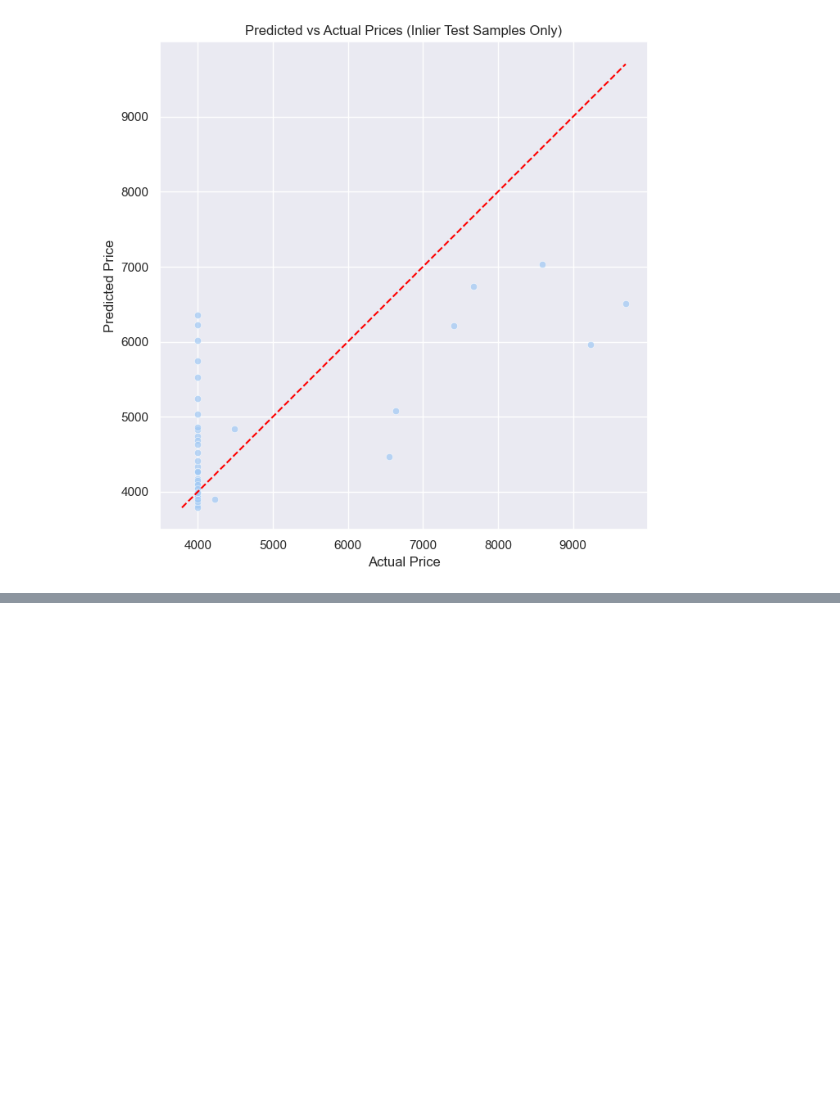
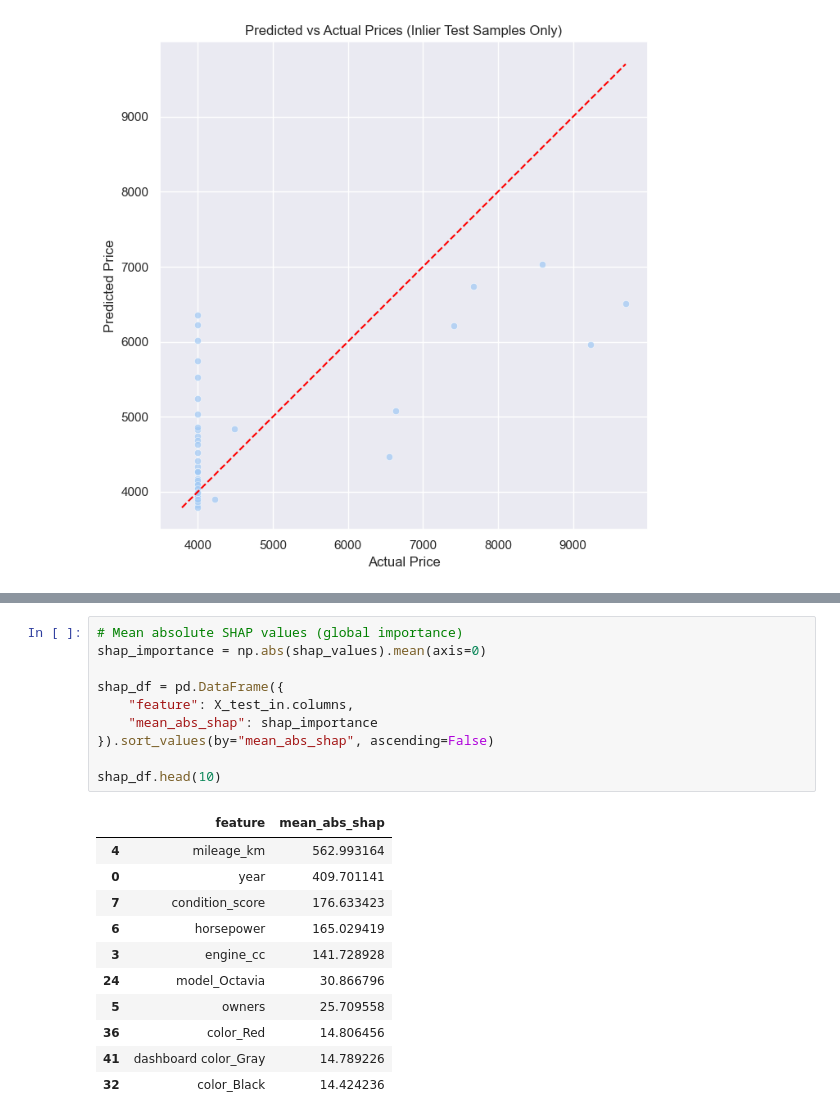
Before and after one commit to ori112/car_pricing_prediction, a Jupyter notebook: project_notebook.ipynb, the cells around one changed output, grey strips where cells are left out. Drawn from its saved outputs; the diff is of its cells as text; blank space fills up the shorter version.

```diff
--- a/project_notebook.ipynb
+++ b/project_notebook.ipynb
@@ -757,0 +778,22 @@ plt.show()
+# %%
+# Mean absolute SHAP values (global importance)
+shap_importance = np.abs(shap_values).mean(axis=0)
+
+shap_df = pd.DataFrame({
+    "feature": X_test_in.columns,
+    "mean_abs_shap": shap_importance
+}).sort_values(by="mean_abs_shap", ascending=False)
+
+shap_df.head(10)
+# %% [output]
+|  | feature | mean_abs_shap |
+| 4 | mileage_km | 562.993164 |
+| 0 | year | 409.701141 |
+| 7 | condition_score | 176.633423 |
+| 6 | horsepower | 165.029419 |
+| 3 | engine_cc | 141.728928 |
+| 24 | model_Octavia | 30.866796 |
+| 5 | owners | 25.709558 |
+| 36 | color_Red | 14.806456 |
+| 41 | dashboard color_Gray | 14.789226 |
+| 32 | color_Black | 14.424236 |
```
Also changed, not shown: parts of 10 cells of this notebook.
